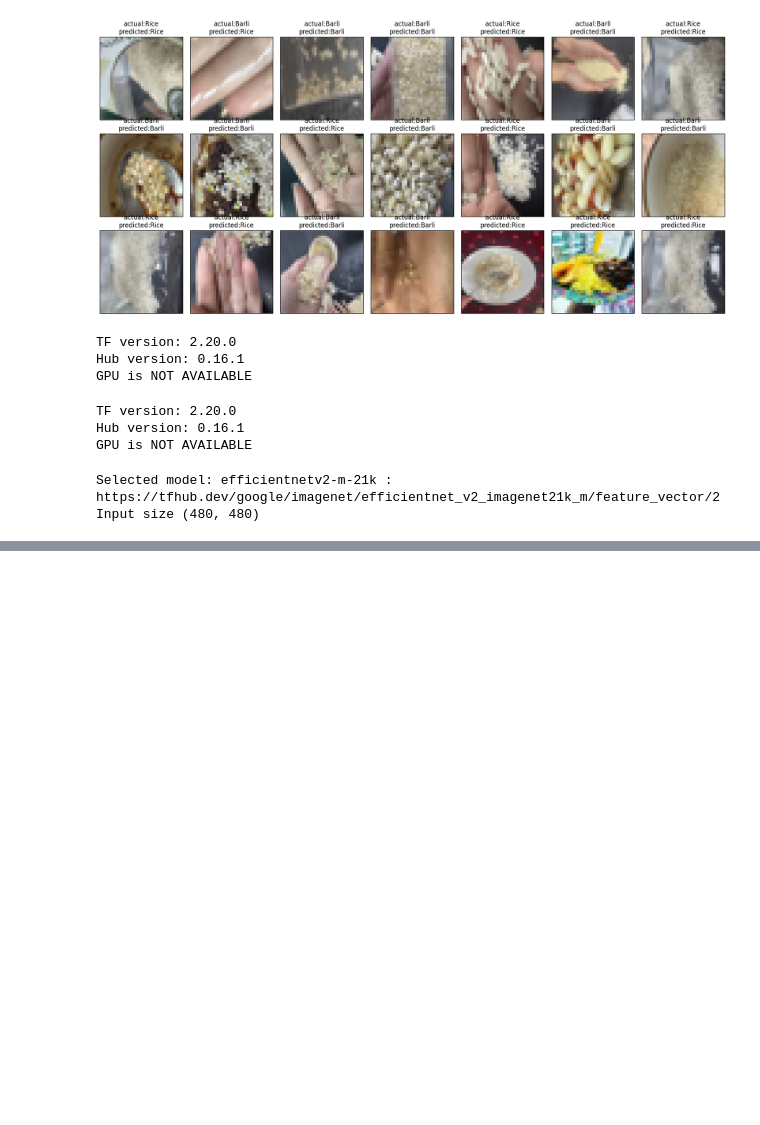
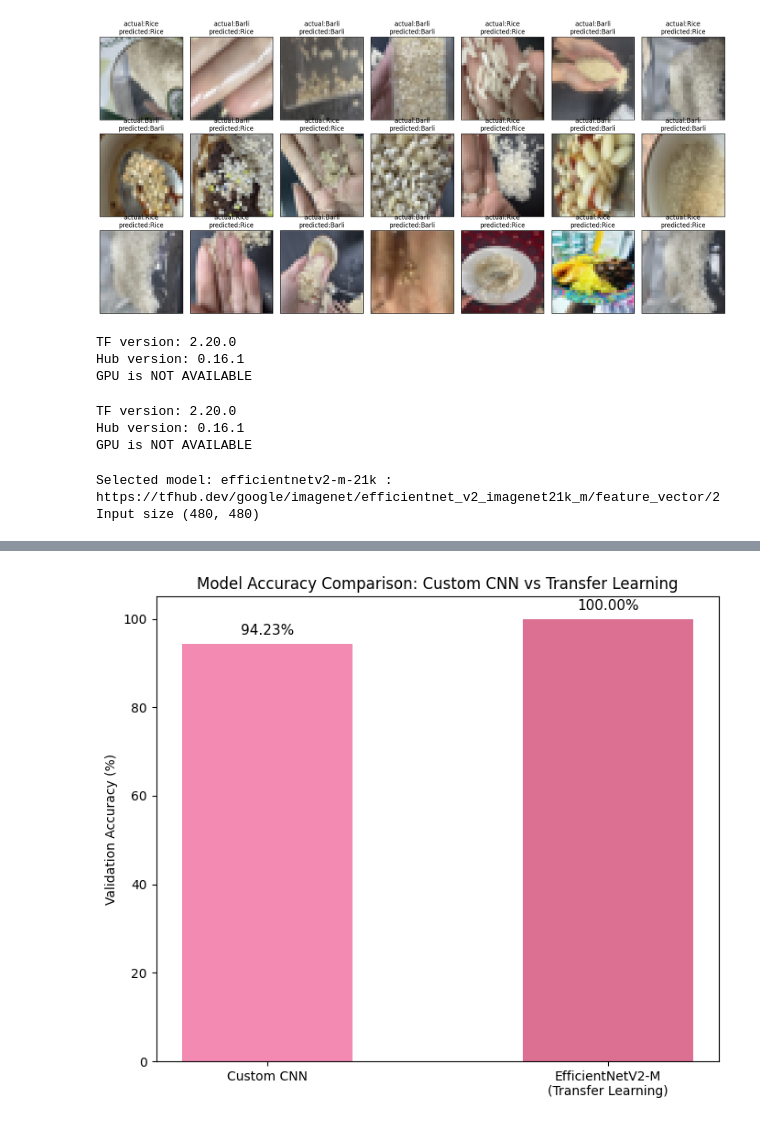
Before and after one commit to QueenWafa/grain-classification-cnn, a Jupyter notebook: Grain.ipynb, the cells around one changed output, grey strips where cells are left out. Cells and saved outputs as stored; diff of their text form; code cells hidden in the pictures; blank space fills up the shorter version.

```diff
--- a/Grain.ipynb
+++ b/Grain.ipynb
@@ -796,23 +872,21 @@ plt.show()
 # %%
 import matplotlib.pyplot as plt
-import numpy as np
 
 model_names = ["Custom CNN", "EfficientNetV2-M\n(Transfer Learning)"]
-trainable_params = [195810, 2562]
+accuracies = [94.23, 100.00]
 
 fig, ax = plt.subplots(figsize=(7, 6))
-bars = ax.bar(model_names, trainable_params, color=["#F28AB2", "#DB7093"], width=0.5)
-
-ax.set_ylabel("Trainable Parameters")
-ax.set_title("Trainable Parameters: Custom CNN vs Transfer Learning Model")
+bars = ax.bar(model_names, accuracies, color=["#F28AB2", "#DB7093"], width=0.5)
+ax.set_ylabel("Validation Accuracy (%)")
+ax.set_ylim(0, 105)
+ax.set_title("Model Accuracy Comparison: Custom CNN vs Transfer Learning")
 
 for bar in bars:
-height = bar.get_height()
-ax.annotate(f'{height:,}',
-xy=(bar.get_x() + bar.get_width() / 2, height),
-xytext=(0, 5),
-textcoords="offset points",
-ha='center', va='bottom', fontsize=10)
+    height = bar.get_height()
+    ax.annotate(f'{height:.2f}%', xy=(bar.get_x() + bar.get_width() / 2, height),
+                xytext=(0, 5), textcoords="offset points", ha='center', va='bottom', fontsize=11)
 
 plt.tight_layout()
 plt.show()
+# %% [output]
+[figure, added]
```
Also changed, not shown: parts of 15 cells of this notebook.
